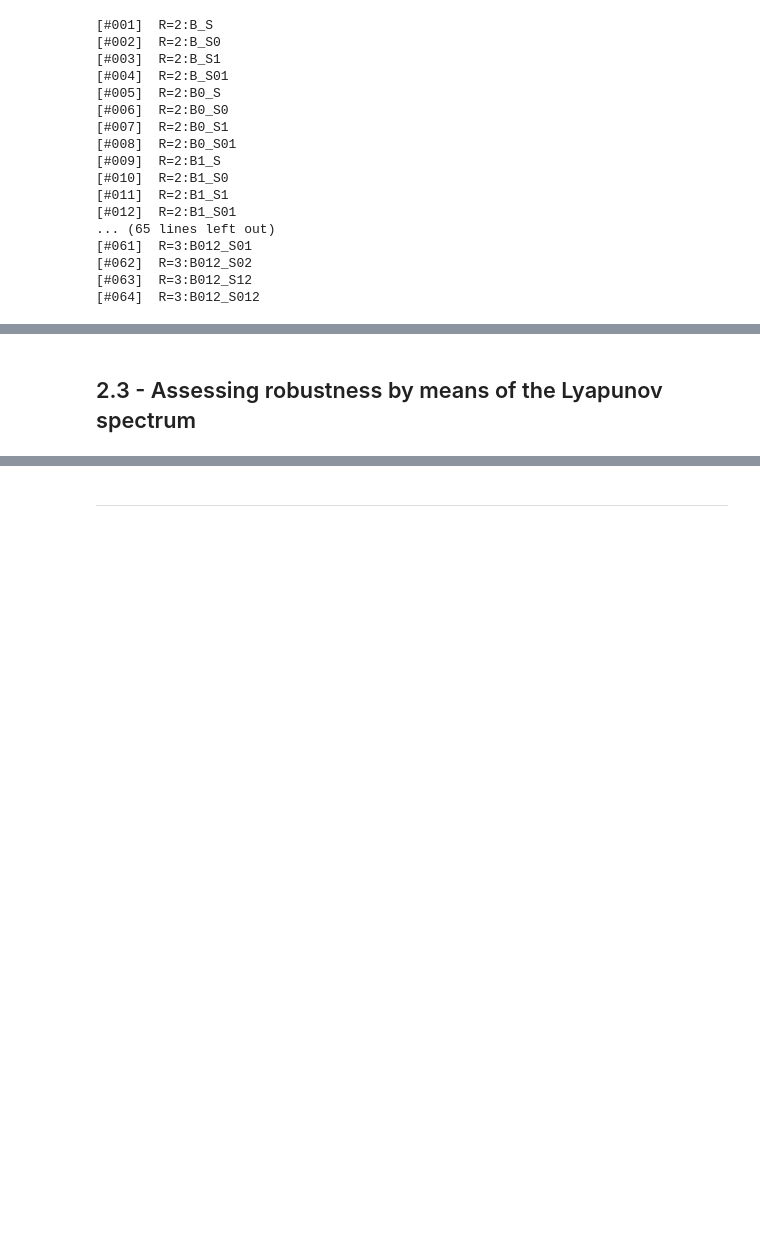
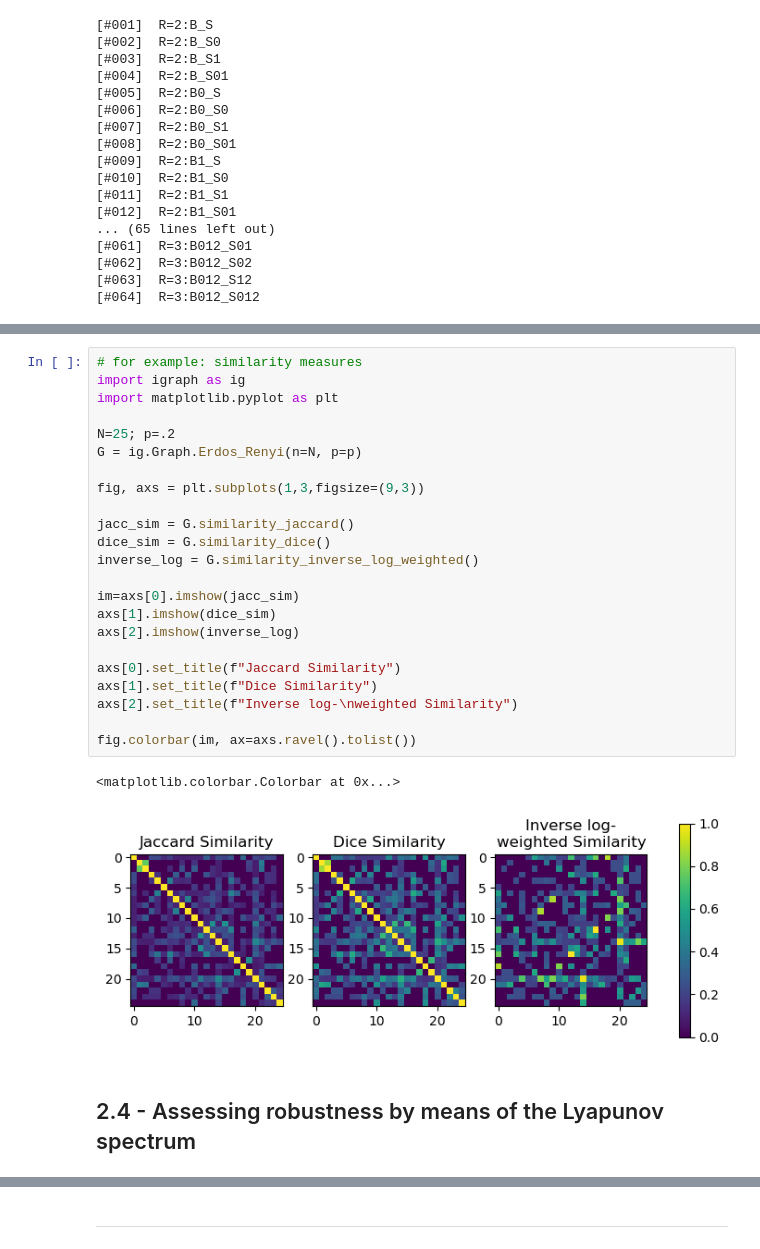
Before and after one commit to mrollier/network_automata_robustness, a Jupyter notebook: overview.ipynb, the cells around one changed output, grey strips where cells are left out. Cells and saved outputs as stored; diff of their text form; blank space fills up the shorter version.

```diff
--- a/overview.ipynb
+++ b/overview.ipynb
@@ -115,3 +163,29 @@ for R in range(2,4):
+# %%
+# for example: similarity measures
+import igraph as ig
+import matplotlib.pyplot as plt
+
+N=25; p=.2
+G = ig.Graph.Erdos_Renyi(n=N, p=p)
+
+fig, axs = plt.subplots(1,3,figsize=(9,3))
+
+jacc_sim = G.similarity_jaccard()
+dice_sim = G.similarity_dice()
+inverse_log = G.similarity_inverse_log_weighted()
+
+im=axs[0].imshow(jacc_sim)
+axs[1].imshow(dice_sim)
+axs[2].imshow(inverse_log)
+
+axs[0].set_title(f"Jaccard Similarity")
+axs[1].set_title(f"Dice Similarity")
+axs[2].set_title(f"Inverse log-\nweighted Similarity")
+
+fig.colorbar(im, ax=axs.ravel().tolist())
+# %% [output]
+<matplotlib.colorbar.Colorbar at 0x...>
+[figure, added]
 # %% [markdown]
-## 2.3 - Assessing robustness by means of the Lyapunov spectrum
+## 2.4 - Assessing robustness by means of the Lyapunov spectrum
 # %% [markdown]
```
Also changed, not shown: parts of 11 cells of this notebook.
